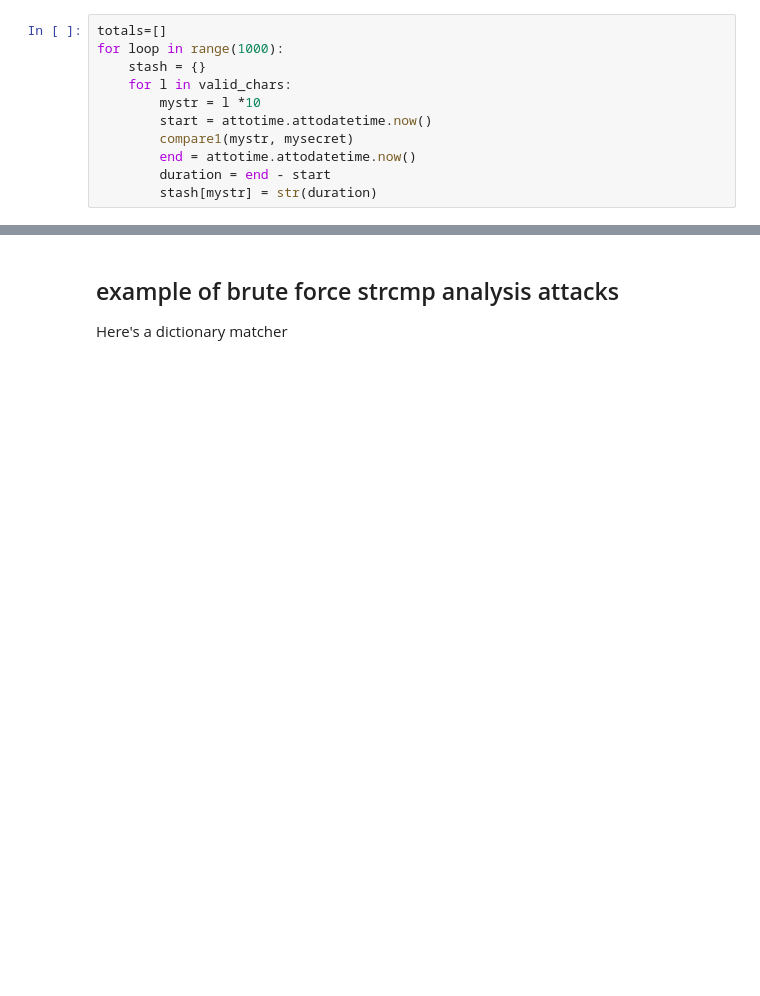
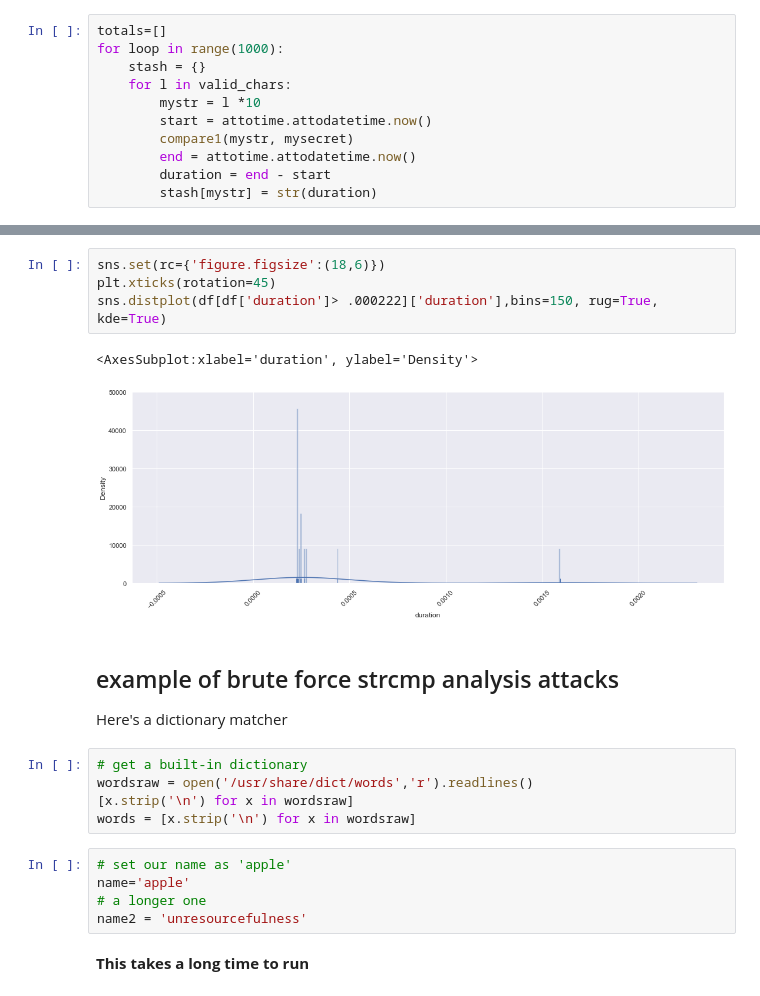
Before and after one commit to jsutch/strcmp_timing_attacks_demo, a Jupyter notebook: Examining Timing Attacks.ipynb, the cells around one changed output, grey strips where cells are left out. Drawn from its saved outputs; the diff is of its cells as text; blank space fills up the shorter version.

```diff
--- a/Examining Timing Attacks.ipynb
+++ b/Examining Timing Attacks.ipynb
@@ -110,4 +170,23 @@ sorted(stash.items(), key=lambda x: x[1])[-10:
+# %%
+sns.set(rc={'figure.figsize':(18,6)})
+plt.xticks(rotation=45)
+sns.distplot(df[df['duration']> .000222]['duration'],bins=150, rug=True, kde=True)
+# %% [output]
+<AxesSubplot:xlabel='duration', ylabel='Density'>
+[figure, added]
 # %% [markdown]
 ## example of brute force strcmp analysis attacks
 
 Here's a dictionary matcher
+# %%
+# get a built-in dictionary
+wordsraw = open('/usr/share/dict/words','r').readlines()
+[x.strip('\n') for x in wordsraw]
+words = [x.strip('\n') for x in wordsraw]
+# %%
+# set our name as 'apple'
+name='apple'
+# a longer one
+name2 = 'unresourcefulness'
+# %% [markdown]
+**This takes a long time to run**
```
Also changed, not shown: parts of 23 cells of this notebook, 1 other file.
